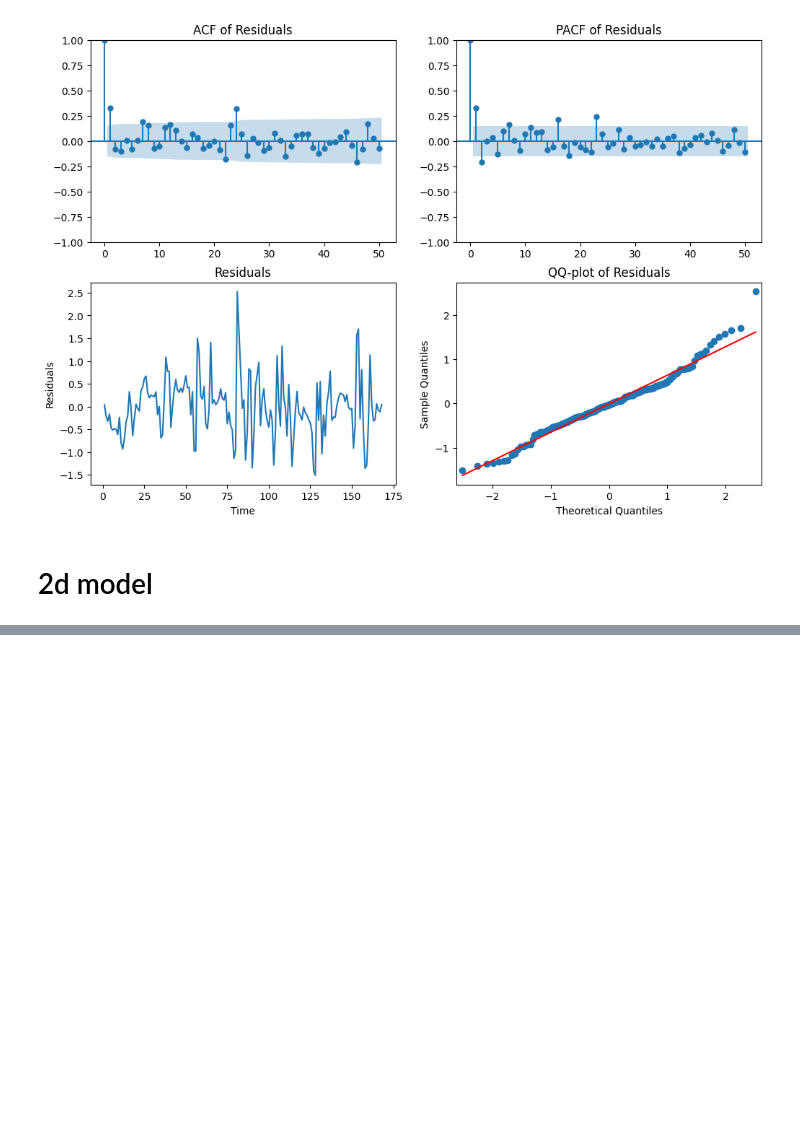
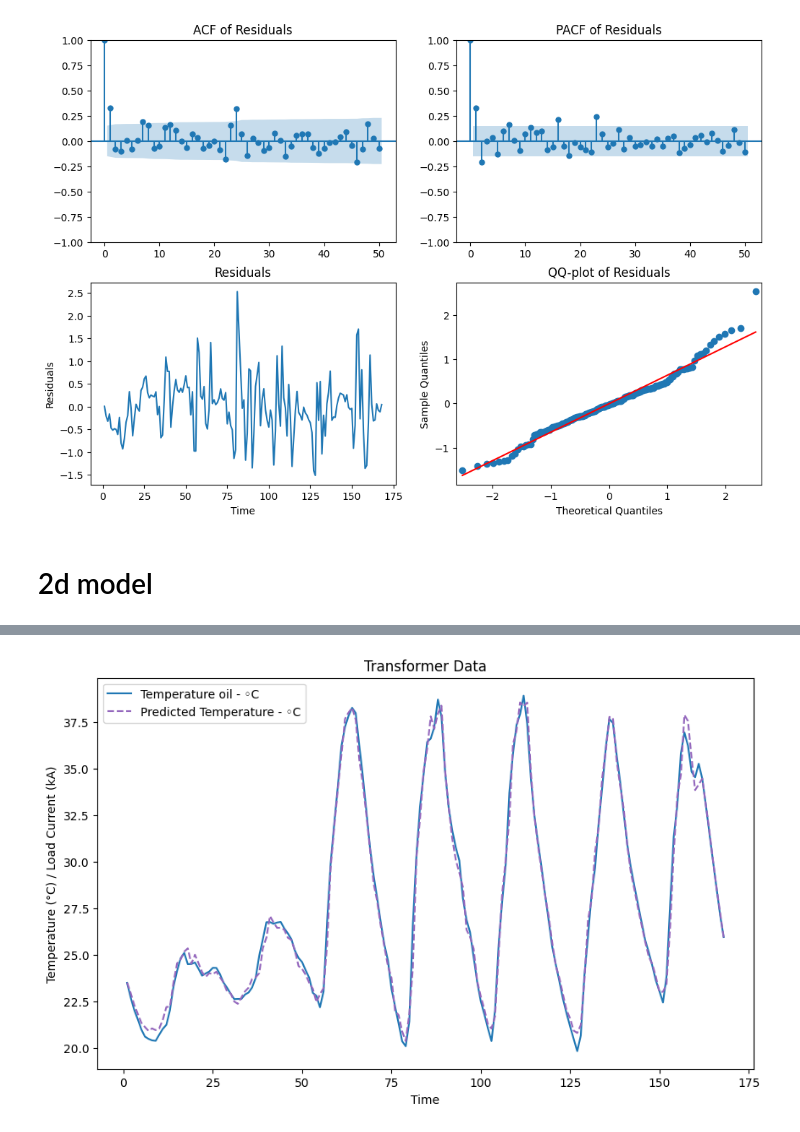
Before and after one commit to luca2618/Timeseries, a Jupyter notebook: assignment4/part2sylvester.ipynb, the cells around one changed output, grey strips where cells are left out. Drawn from its saved outputs; the diff is of its cells as text; code cells hidden in the pictures; blank space fills up the shorter version.

```diff
--- a/assignment4/part2sylvester.ipynb
+++ b/assignment4/part2sylvester.ipynb
@@ -98,3 +101,24 @@ AIC: -134.3846993080687, BIC: -112.51695145224588
 [figure]
 # %% [markdown]
 # 2d model
+# %%
+import importlib
+import utils
+importlib.reload(utils)
+import utils
+from utils import estimate_dt_2d, return_2d_params, kf_log_likelihood_2d, plots_and_stats
+import numpy as np
+import matplotlib.pyplot as plt
+import pandas as pd
+from statsmodels.tsa.stattools import acf
+from statsmodels.graphics.tsaplots import plot_acf, plot_pacf
+data = pd.read_csv('transformer_data.csv')
+# %%
+results = estimate_dt_2d(df=data)
+params = results.x
+# %%
+for param in zip(['A', 'B', 'sigma_1', 'C', 'sigma_2'],return_2d_params(params)):
+    print(param[0])
+    print(param[1])
+
+log_lik, x_filtered, y_predicted = kf_log_likelihood_2d(params, data, return_all=True)
@@ -100,0 +139,16 @@ AIC: -134.3846993080687, BIC: -112.51695145224588
+# %%
+
+fig, ax1 = plt.subplots(figsize=(10, 6))
+
+ax1.plot(data["time"], data["Y"], label="Temperature oil - ◦C", color='tab:blue')
+
+ax1.plot(data["time"], y_predicted, label="Predicted Temperature - ◦C", color='tab:purple', linestyle='--')
+ax1.set_xlabel("Time")
+ax1.set_ylabel("Temperature (°C) / Load Current (kA)")
+ax1.legend(loc='upper left')
+
+
+plt.title("Transformer Data")
+plt.show()
+# %% [output]
+[figure, added]
```
Also changed, not shown: parts of 6 cells of this notebook, 5 other files.
